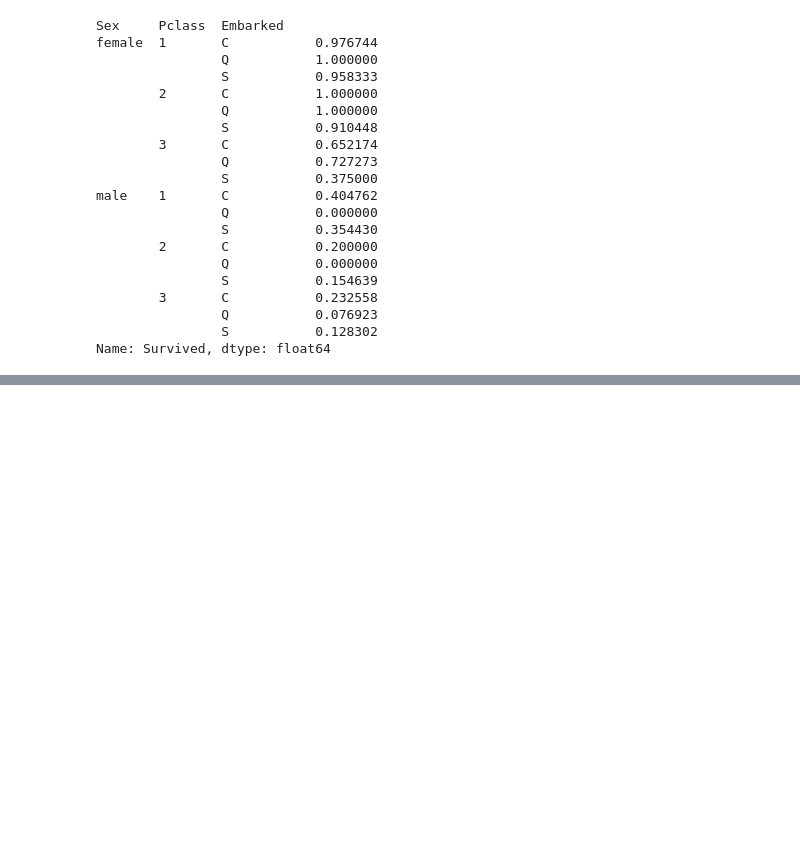
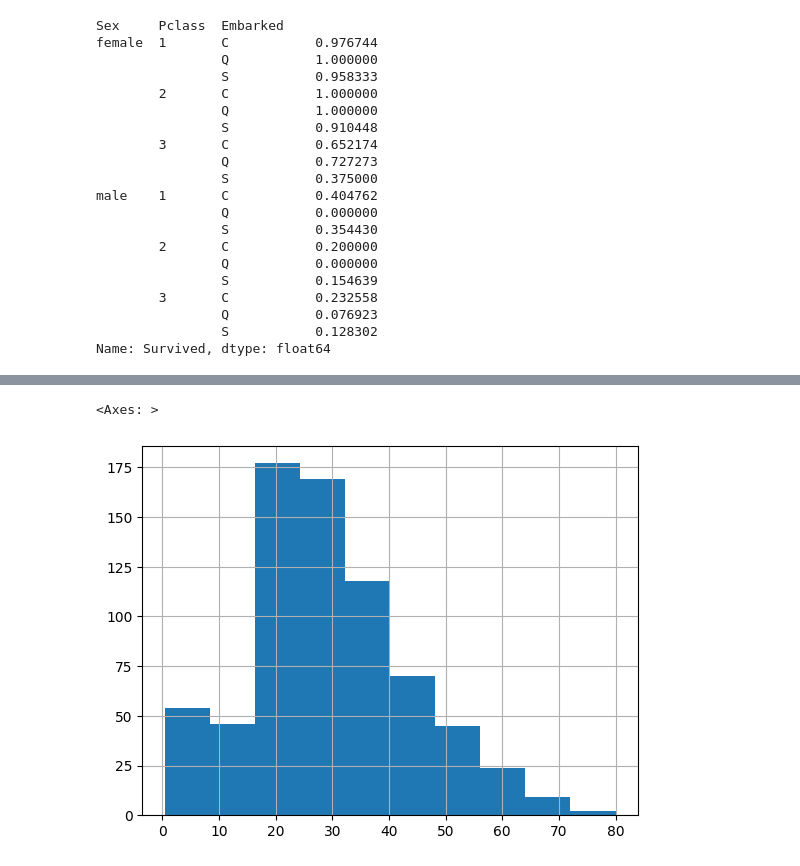
Before and after one commit to Romain-DE/ensae-python-int, a Jupyter notebook: 3_pandas/7_pivot_tables.ipynb, the cells around one changed output, grey strips where cells are left out. Cells and saved outputs as stored; diff of their text form; code cells hidden in the pictures; blank space fills up the shorter version.

```diff
--- a/3_pandas/7_pivot_tables.ipynb
+++ b/3_pandas/7_pivot_tables.ipynb
@@ -99,0 +118,5 @@ Name: Survived, dtype: float64
+# %%
+df_titanic["Age"].hist()
+# %% [output]
+<Axes: >
+[figure, added]
```
Also changed, not shown: parts of 6 cells of this notebook, 6 other files.
